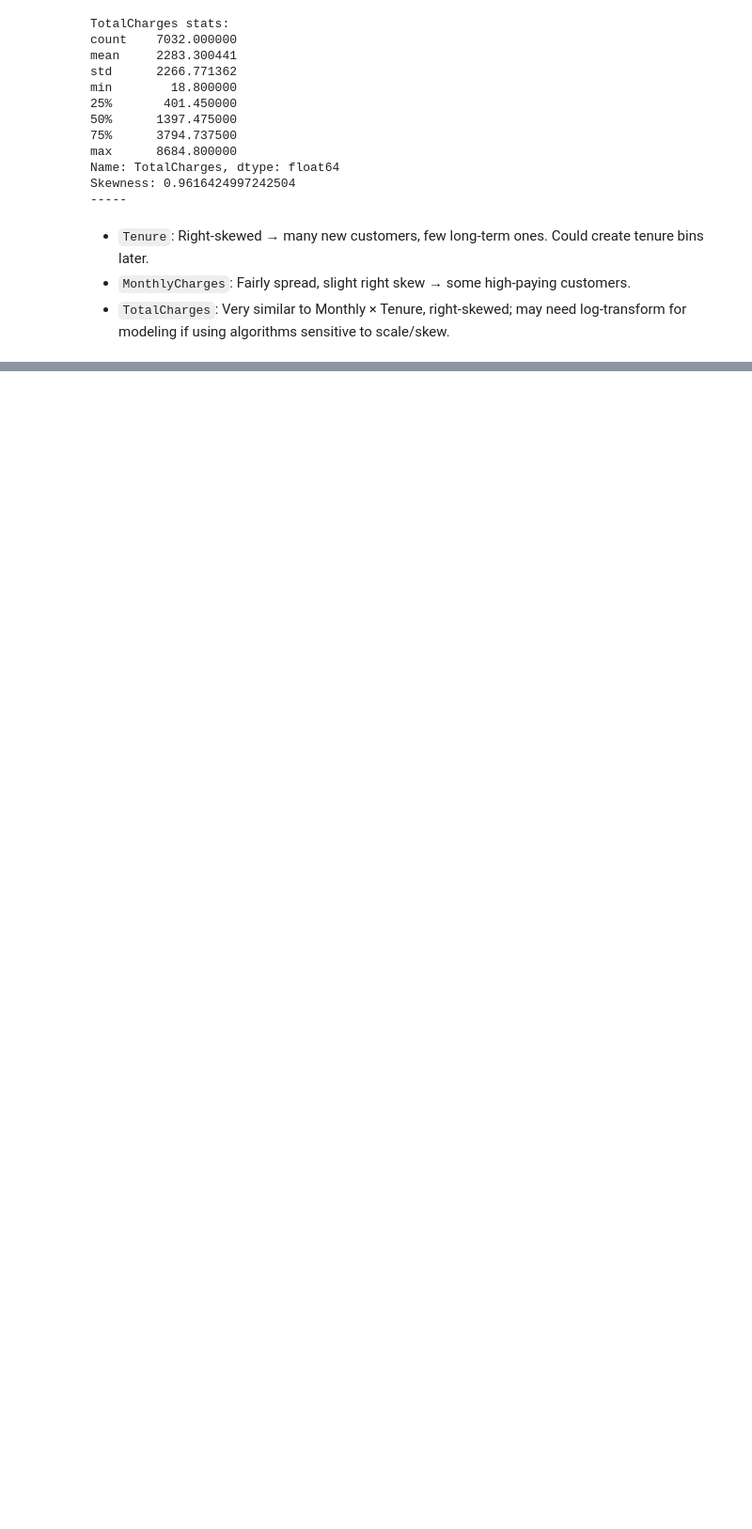
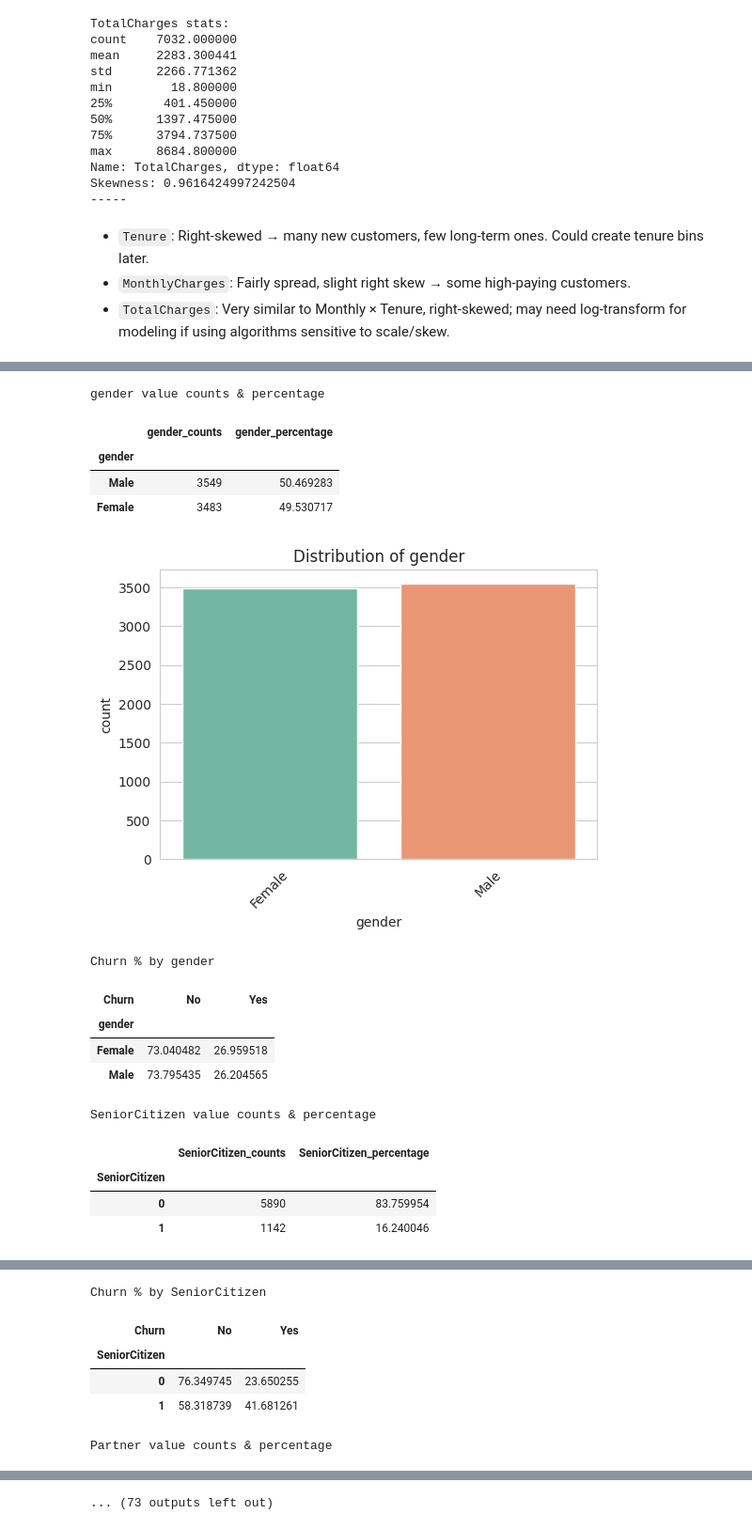
Before and after one commit to Aman-sys-ui/EDA, a Jupyter notebook: Customer_Churn/Telco_Customer_Churn.ipynb, the cells around one changed output, grey strips where cells are left out. Shown at 94% size. Cells and saved outputs as stored; diff of their text form; code cells hidden in the pictures; blank space fills up the shorter version.

Commit message:
EDA on Telco_Customer_Churn

```diff
--- a/Customer_Churn/Telco_Customer_Churn.ipynb
+++ b/Customer_Churn/Telco_Customer_Churn.ipynb
@@ -275,0 +280,3 @@ Skewness: 0.9616424997242504
+# %%
+cat_cols = df.select_dtypes('object').columns
+print("Categorical columns :" ,list(cat_cols))
@@ -275,0 +285,42 @@ Skewness: 0.9616424997242504
+# %%
+cat_cols = cat_cols.drop('customerID')
+# %%
+sns.set_style("whitegrid")
+plt.rcParams['figure.figsize'] = (6,4)
+
+for col in cat_cols:
+    # Create summary dataframe
+    summary_df = pd.DataFrame({
+        f"{col}_counts" : df[col].value_counts(),
+        f"{col}_percentage" : df[col].value_counts() / len(df[col]) * 100
+    })
+    print(f"{col} value counts & percentage")
+    display(summary_df)
+
+    # Countplot
+    sns.countplot(x = col,hue= col, data = df, palette='Set2',legend=False)
+    plt.title(f'Distribution of {col}')
+    plt.xticks(rotation=45)
+    plt.show()
+
+    # Churn percentage per category
+    churn_pct = pd.crosstab(df[col], df['Churn'], normalize='index') * 100
+    print(f"Churn % by {col}")
+    display(churn_pct)
+# %% [output]
+gender value counts & percentage
+|  | gender_counts | gender_percentage |
+| gender |  |  |
+| Male | 3549 | 50.469283 |
+| Female | 3483 | 49.530717 |
+[figure, added]
+Churn % by gender
+| Churn | No | Yes |
+| gender |  |  |
+| Female | 73.040482 | 26.959518 |
+| Male | 73.795435 | 26.204565 |
+SeniorCitizen value counts & percentage
+|  | SeniorCitizen_counts | SeniorCitizen_percentage |
+| SeniorCitizen |  |  |
+| 0 | 5890 | 83.759954 |
+| 1 | 1142 | 16.240046 |
@@ -275,0 +328,6 @@ Skewness: 0.9616424997242504
+Churn % by SeniorCitizen
+| Churn | No | Yes |
+| SeniorCitizen |  |  |
+| 0 | 76.349745 | 23.650255 |
+| 1 | 58.318739 | 41.681261 |
+Partner value counts & percentage
@@ -275,0 +338 @@ Skewness: 0.9616424997242504
+... (73 outputs left out)
```
Also changed, not shown: parts of 10 cells of this notebook.
